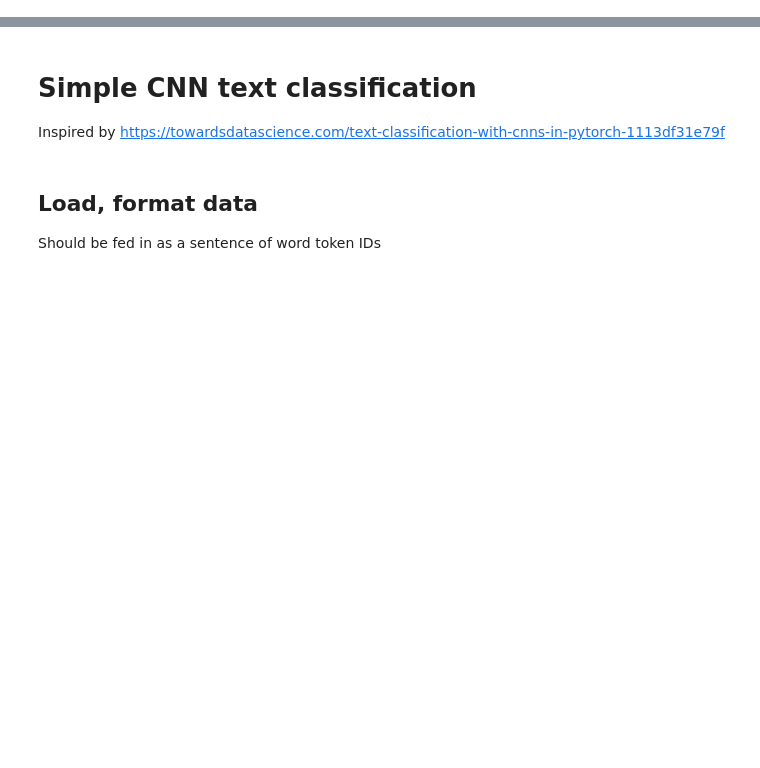
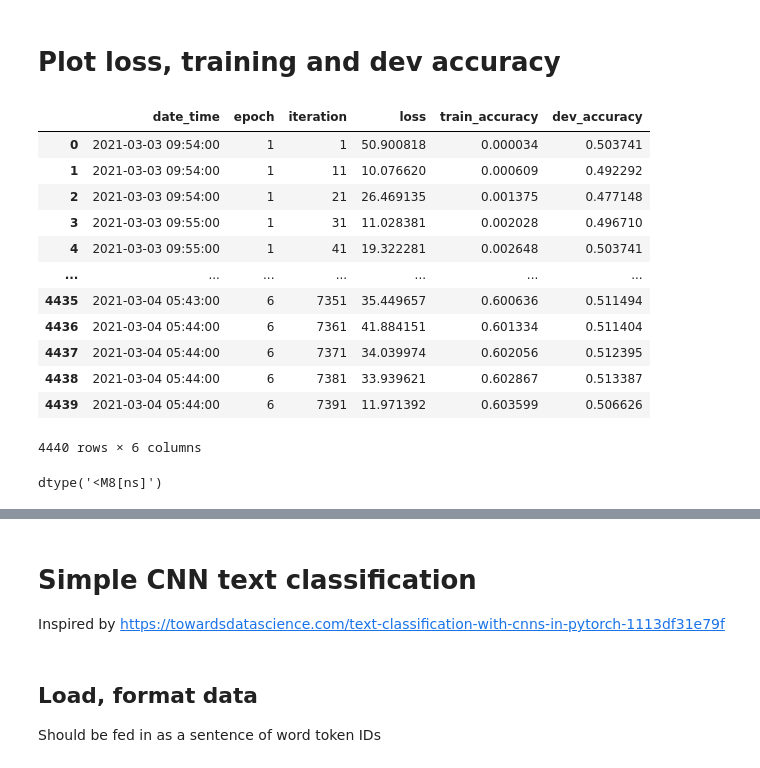
Before and after one commit to michaelmilleryoder/tumblr_community_identity, a Jupyter notebook: jupyter/pytorch_reblog_prediction.ipynb, the cells around one changed output, grey strips where cells are left out. Saved outputs shown, nothing was run; the diff lists cells and outputs as text; code cells hidden in the pictures; blank space fills up the shorter version.

```diff
--- a/jupyter/pytorch_reblog_prediction.ipynb
+++ b/jupyter/pytorch_reblog_prediction.ipynb
@@ -0,0 +1,28 @@
+# %% [markdown]
+# Plot loss, training and dev accuracy
+# %%
+import pandas as pd
+# log_fpath = '/projects/tumblr_community_identity/log/model2021-03-03_09-53.csv'
+log = pd.read_csv(log_fpath, parse_dates=[[0, 1]], infer_datetime_format=True)
+# log = pd.read_csv(log_fpath)
+# print(log.date.dtype)
+# print(log.time.dtype)
+log
+# %% [output]
+|  | date_time | epoch | iteration | loss | train_accuracy | dev_accuracy |
+| 0 | 2021-03-03 09:54:00 | 1 | 1 | 50.900818 | 0.000034 | 0.503741 |
+| 1 | 2021-03-03 09:54:00 | 1 | 11 | 10.076620 | 0.000609 | 0.492292 |
+| 2 | 2021-03-03 09:54:00 | 1 | 21 | 26.469135 | 0.001375 | 0.477148 |
+| 3 | 2021-03-03 09:55:00 | 1 | 31 | 11.028381 | 0.002028 | 0.496710 |
+| 4 | 2021-03-03 09:55:00 | 1 | 41 | 19.322281 | 0.002648 | 0.503741 |
+| ... | ... | ... | ... | ... | ... | ... |
+| 4435 | 2021-03-04 05:43:00 | 6 | 7351 | 35.449657 | 0.600636 | 0.511494 |
+| 4436 | 2021-03-04 05:44:00 | 6 | 7361 | 41.884151 | 0.601334 | 0.511404 |
+| 4437 | 2021-03-04 05:44:00 | 6 | 7371 | 34.039974 | 0.602056 | 0.512395 |
+| 4438 | 2021-03-04 05:44:00 | 6 | 7381 | 33.939621 | 0.602867 | 0.513387 |
+| 4439 | 2021-03-04 05:44:00 | 6 | 7391 | 11.971392 | 0.603599 | 0.506626 |
+4440 rows × 6 columns
+# %%
+log.date_time.dtype
+# %% [output]
+dtype('<M8[ns]')
```
Also changed, not shown: parts of 4 cells of this notebook, 5 other files.
